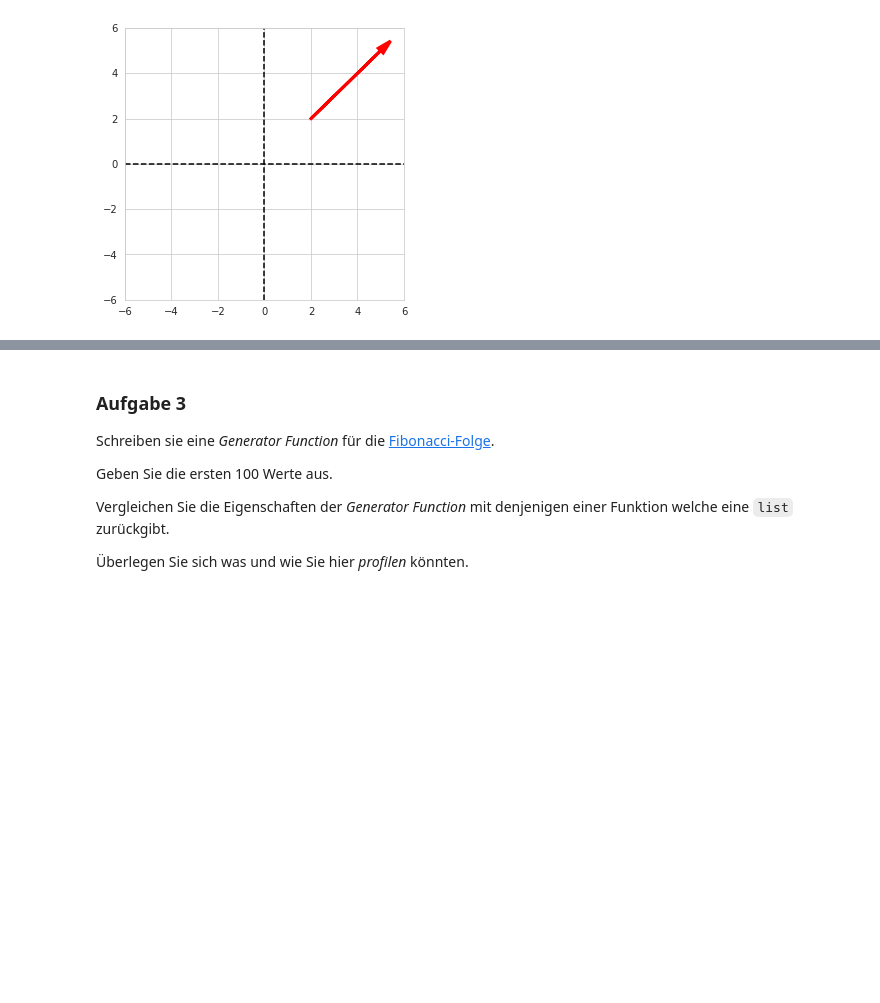
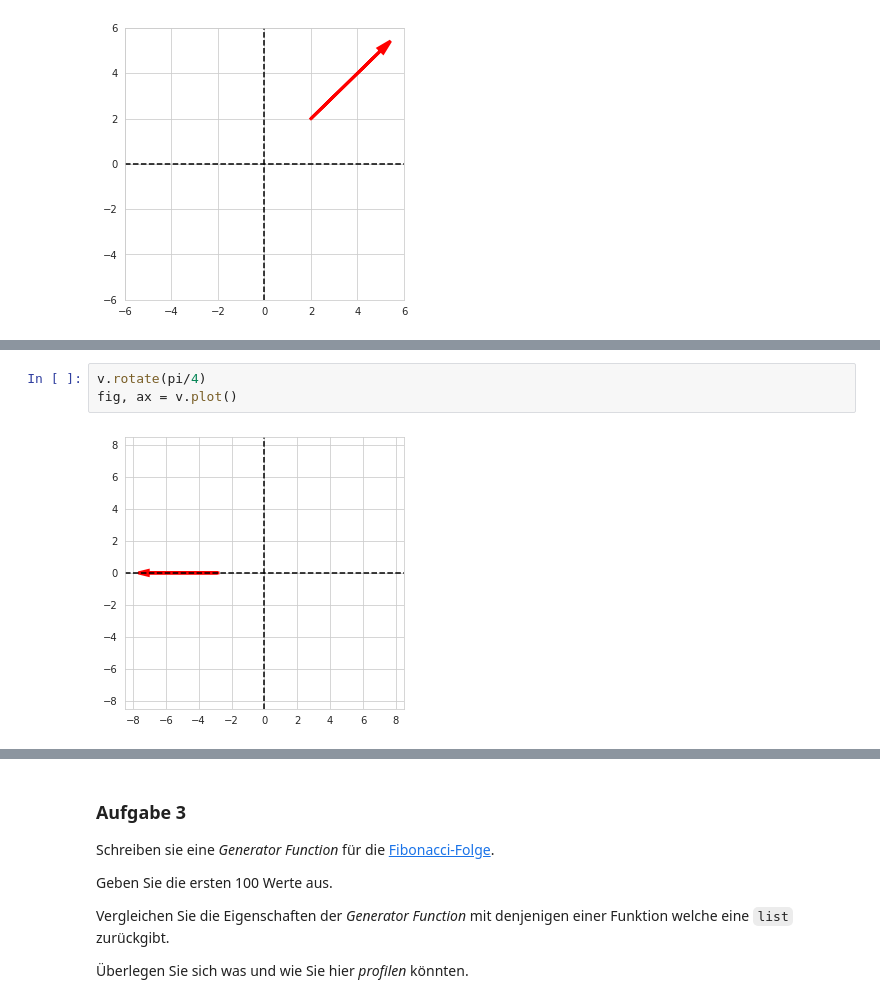
Before and after one commit to JuliaLauraMueller/dsp_hs2019, a Jupyter notebook: assignments/assignment02/exercise02.ipynb, the cells around one changed output, grey strips where cells are left out. Drawn from its saved outputs; the diff is of its cells as text; blank space fills up the shorter version.

```diff
--- a/assignments/assignment02/exercise02.ipynb
+++ b/assignments/assignment02/exercise02.ipynb
@@ -74,0 +196,5 @@ fig, ax = v.plot()
+# %%
+v.rotate(pi/4)
+fig, ax = v.plot()
+# %% [output]
+[figure, added]
```
Also changed, not shown: parts of 27 cells of this notebook, 1 other file.
